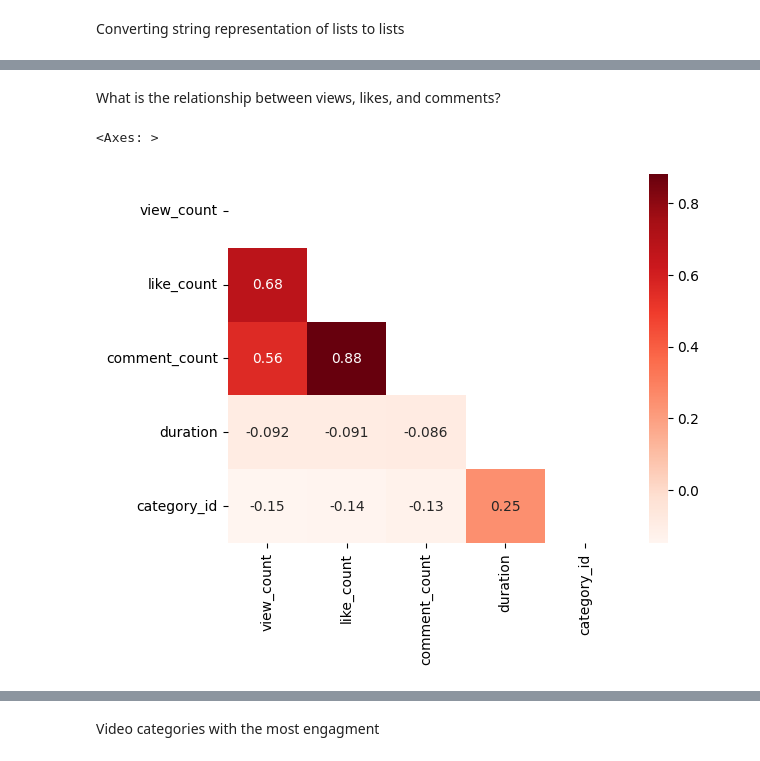
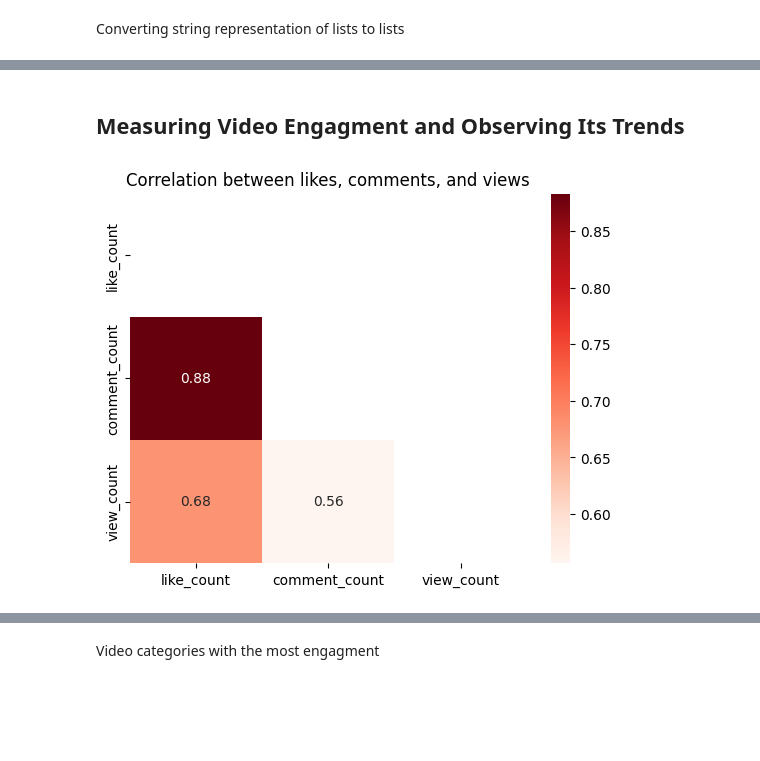
Before and after one commit to kevoinno/youtube-analytics, a Jupyter notebook: youtube_trending_visualizations.ipynb, the cells around one changed output, grey strips where cells are left out. Drawn from its saved outputs; the diff is of its cells as text; code cells hidden in the pictures; blank space fills up the shorter version.

```diff
--- a/youtube_trending_visualizations.ipynb
+++ b/youtube_trending_visualizations.ipynb
@@ -173,9 +52,9 @@ make_scatter(percent_upper, df['view_count'], 'Percent Uppercase Letters', 'View
-# %% [markdown]
-What is the relationship between views, likes, and comments?
+# %% [markdown]
+## Measuring Video Engagment and Observing Its Trends
 # %%
-corr = df.select_dtypes(include=[np.number]).corr()
+corr = df[['like_count', 'comment_count', 'view_count']].corr()
 mask = np.triu(np.ones_like(corr))
-sns.heatmap(corr, cmap = 'Reds', mask = mask, annot = True)
+sns.heatmap(corr, annot = True, cmap = 'Reds', mask = mask);
+plt.title('Correlation between likes, comments, and views');
 # %% [output]
-<Axes: >
-[figure, old version]
+[figure, new version]
```
Also changed, not shown: parts of 72 cells of this notebook.
